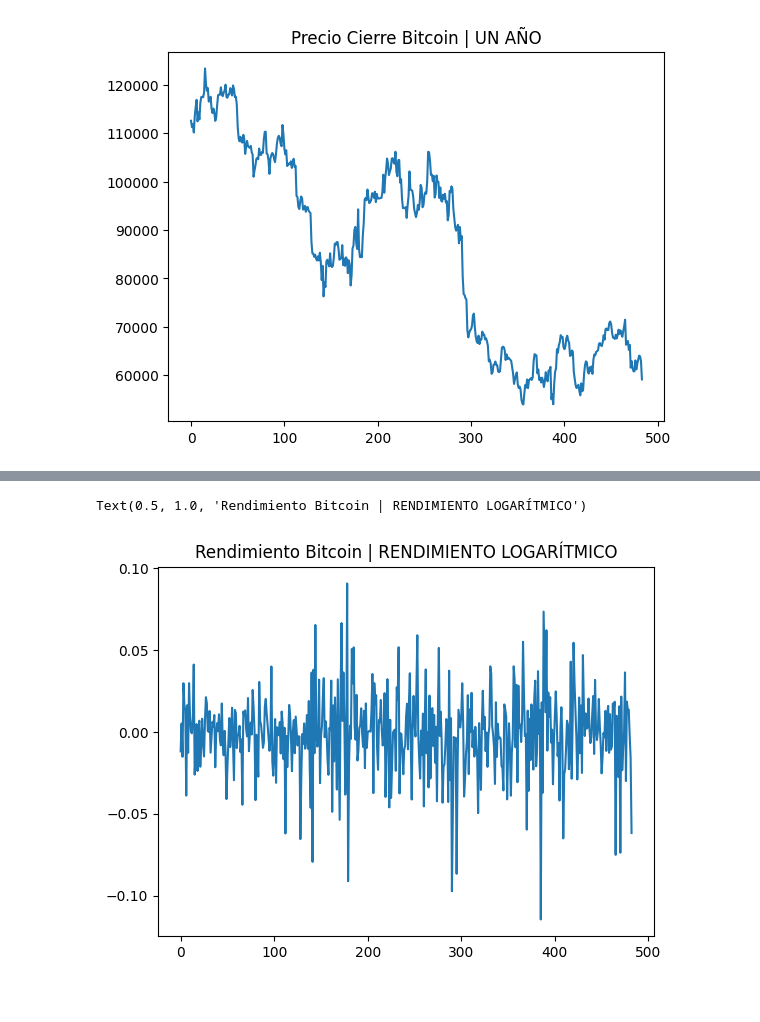
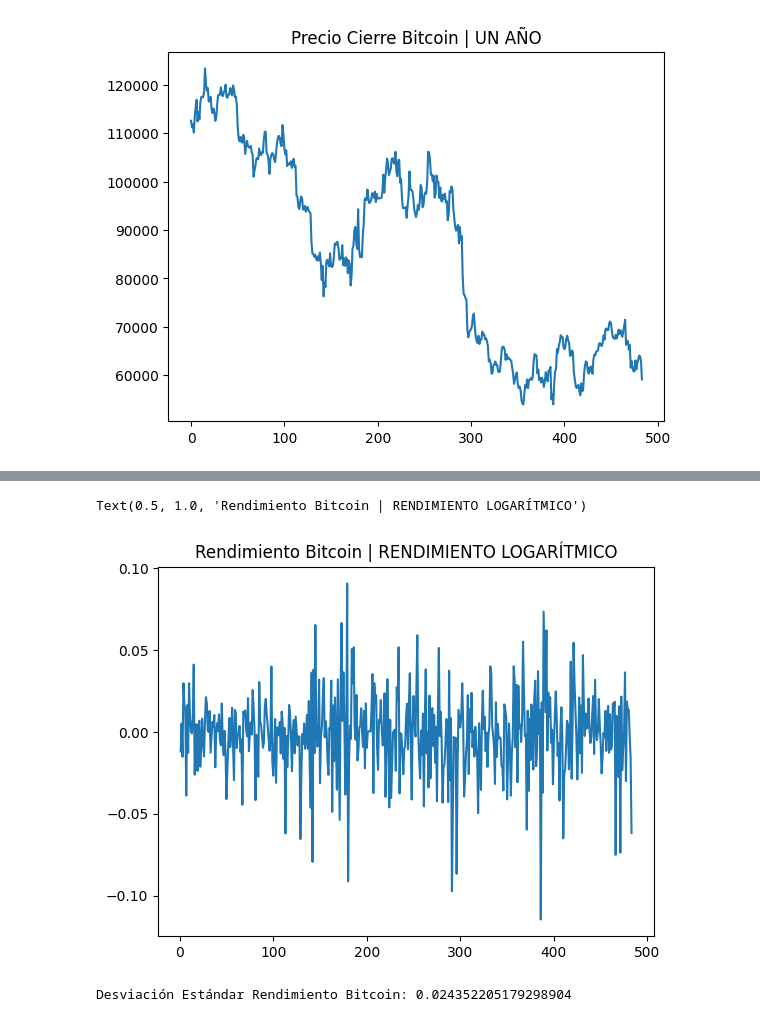
Before and after one commit to Seikened/semestre_v, a Jupyter notebook: ciencia_de_datos_aplicada_a_la_economia/clase_2.ipynb, the cells around one changed output, grey strips where cells are left out. Cells and saved outputs as stored; diff of their text form; code cells hidden in the pictures.

```diff
--- a/ciencia_de_datos_aplicada_a_la_economia/clase_2.ipynb
+++ b/ciencia_de_datos_aplicada_a_la_economia/clase_2.ipynb
@@ -89,6 +125,12 @@ Text(0.5, 1.0, 'Rendimiento Bitcoin | RENDIMIENTO SIMPLE')
 # %%
-plt.plot(rendimiento_logaritmico_list, label="Rendimiento Logarítmico Bitcoin")
+plt.plot(rendimiento_logaritmico_shift_list, label="Rendimiento Logarítmico Bitcoin")
 plt.title("Rendimiento Bitcoin | RENDIMIENTO LOGARÍTMICO")
 # %% [output]
 Text(0.5, 1.0, 'Rendimiento Bitcoin | RENDIMIENTO LOGARÍTMICO')
-[figure, old version]
+[figure, new version]
+# %%
+# Desviación estándar
+desviacion_estandar = pd.Series(rendimiento_bitcoin).std()
+print(f"Desviación Estándar Rendimiento Bitcoin: {desviacion_estandar}")
+# %% [output]
+Desviación Estándar Rendimiento Bitcoin: 0.024352205179298904
```
Also changed, not shown: parts of 7 cells of this notebook, 3 other files.
